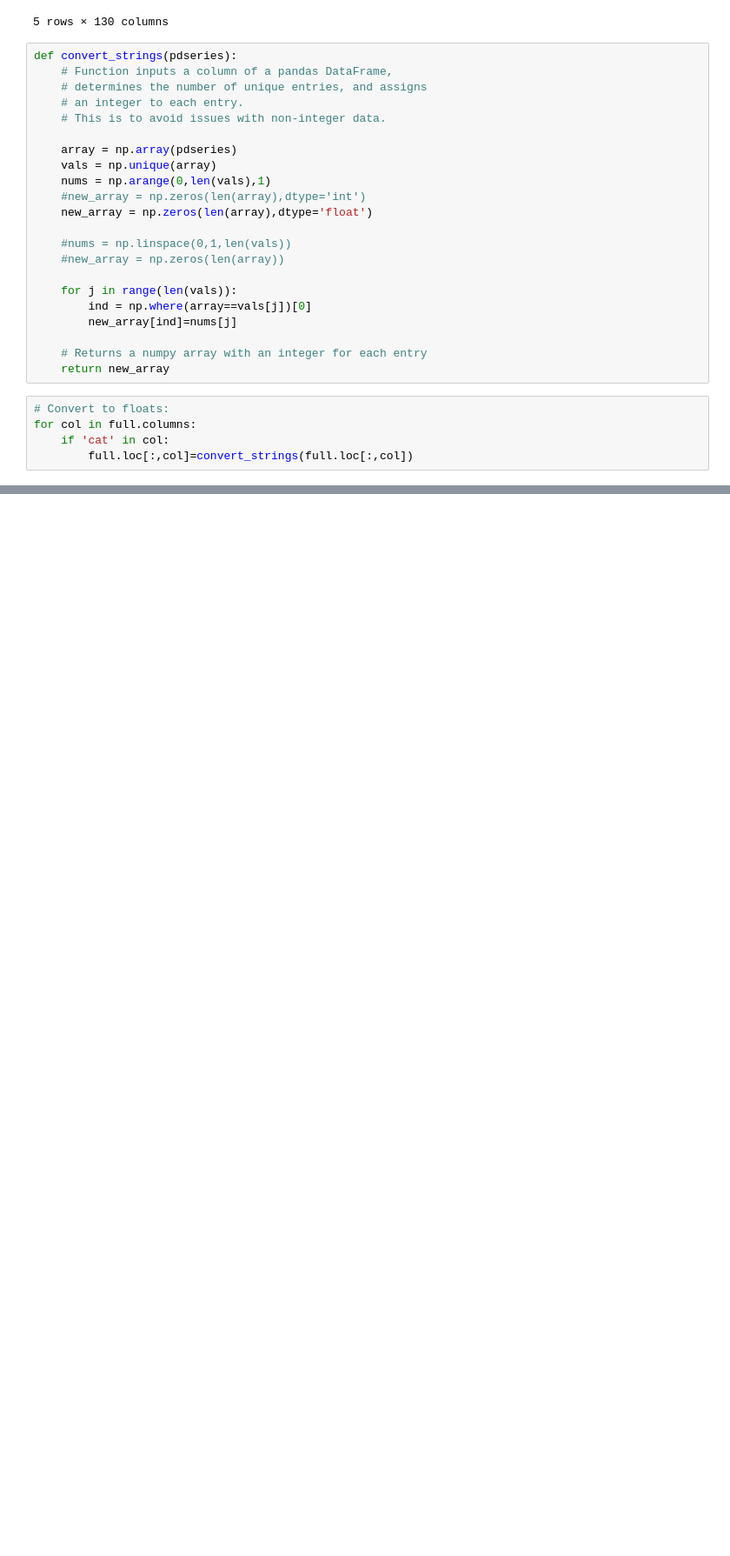
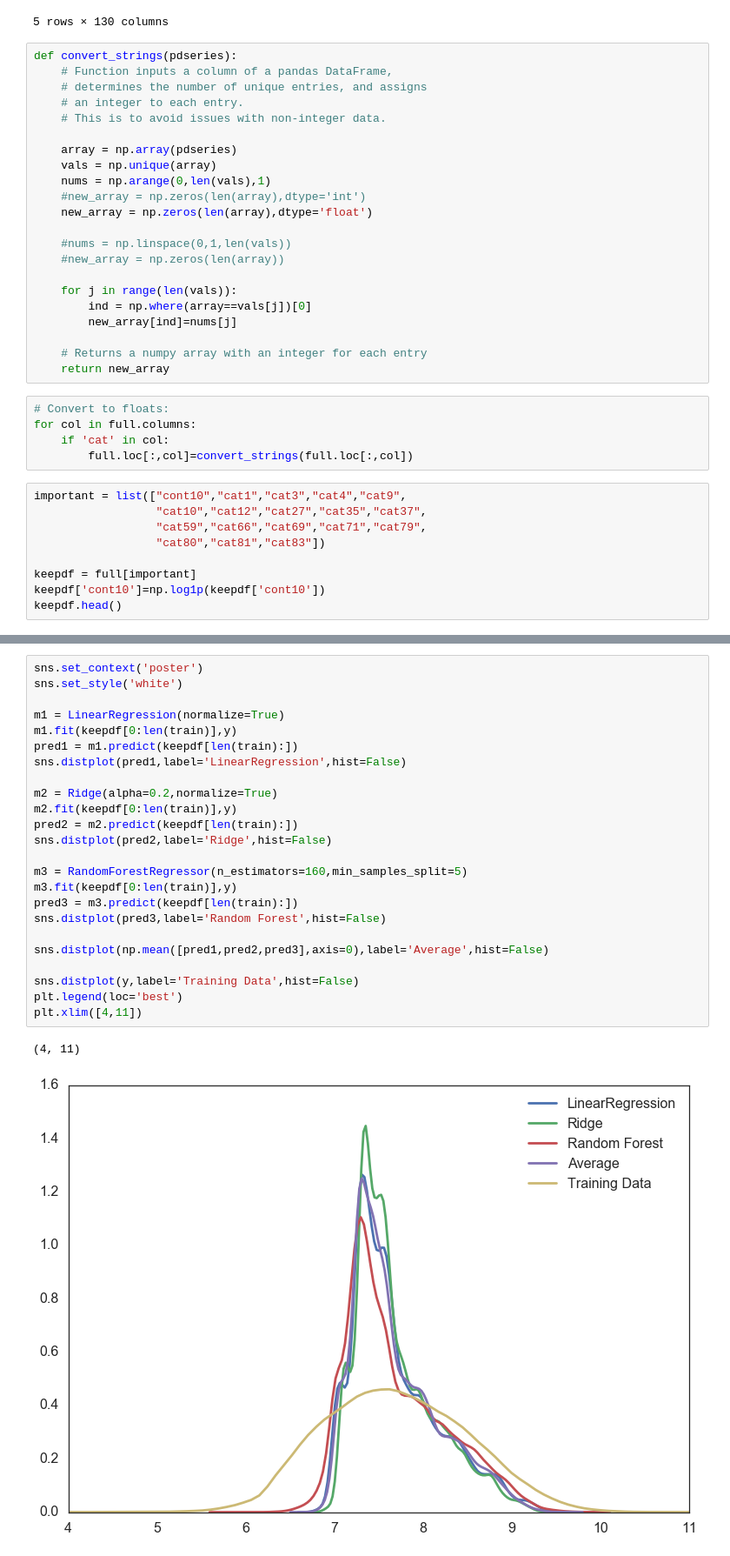
Before and after one commit to ewillmot/kaggle-allstate, a Jupyter notebook: notebooks/20161104_KEW_modelcombos.ipynb, the cells around one changed output, grey strips where cells are left out. Shown at 87% size. Cells and saved outputs as stored; diff of their text form; blank space fills up the shorter version.

```diff
--- a/notebooks/20161104_KEW_modelcombos.ipynb
+++ b/notebooks/20161104_KEW_modelcombos.ipynb
@@ -64,3 +64,12 @@ def convert_strings(pdseries):
 for col in full.columns:
     if 'cat' in col:
         full.loc[:,col]=convert_strings(full.loc[:,col])
+# %%
+important = list(["cont10","cat1","cat3","cat4","cat9",
+                  "cat10","cat12","cat27","cat35","cat37",
+                  "cat59","cat66","cat69","cat71","cat79",
+                  "cat80","cat81","cat83"])
+
+keepdf = full[important]
+keepdf['cont10']=np.log1p(keepdf['cont10'])
+keepdf.head()
@@ -66,0 +87,27 @@ for col in full.columns:
+# %%
+sns.set_context('poster')
+sns.set_style('white')
+
+m1 = LinearRegression(normalize=True)
+m1.fit(keepdf[0:len(train)],y)
+pred1 = m1.predict(keepdf[len(train):])
+sns.distplot(pred1,label='LinearRegression',hist=False)
+
+m2 = Ridge(alpha=0.2,normalize=True)
+m2.fit(keepdf[0:len(train)],y)
+pred2 = m2.predict(keepdf[len(train):])
+sns.distplot(pred2,label='Ridge',hist=False)
+
+m3 = RandomForestRegressor(n_estimators=160,min_samples_split=5)
+m3.fit(keepdf[0:len(train)],y)
+pred3 = m3.predict(keepdf[len(train):])
+sns.distplot(pred3,label='Random Forest',hist=False)
+
+sns.distplot(np.mean([pred1,pred2,pred3],axis=0),label='Average',hist=False)
+
+sns.distplot(y,label='Training Data',hist=False)
+plt.legend(loc='best')
+plt.xlim([4,11])
+# %% [output]
+(4, 11)
+[figure, added]
```
Also changed, not shown: parts of 5 cells of this notebook.
